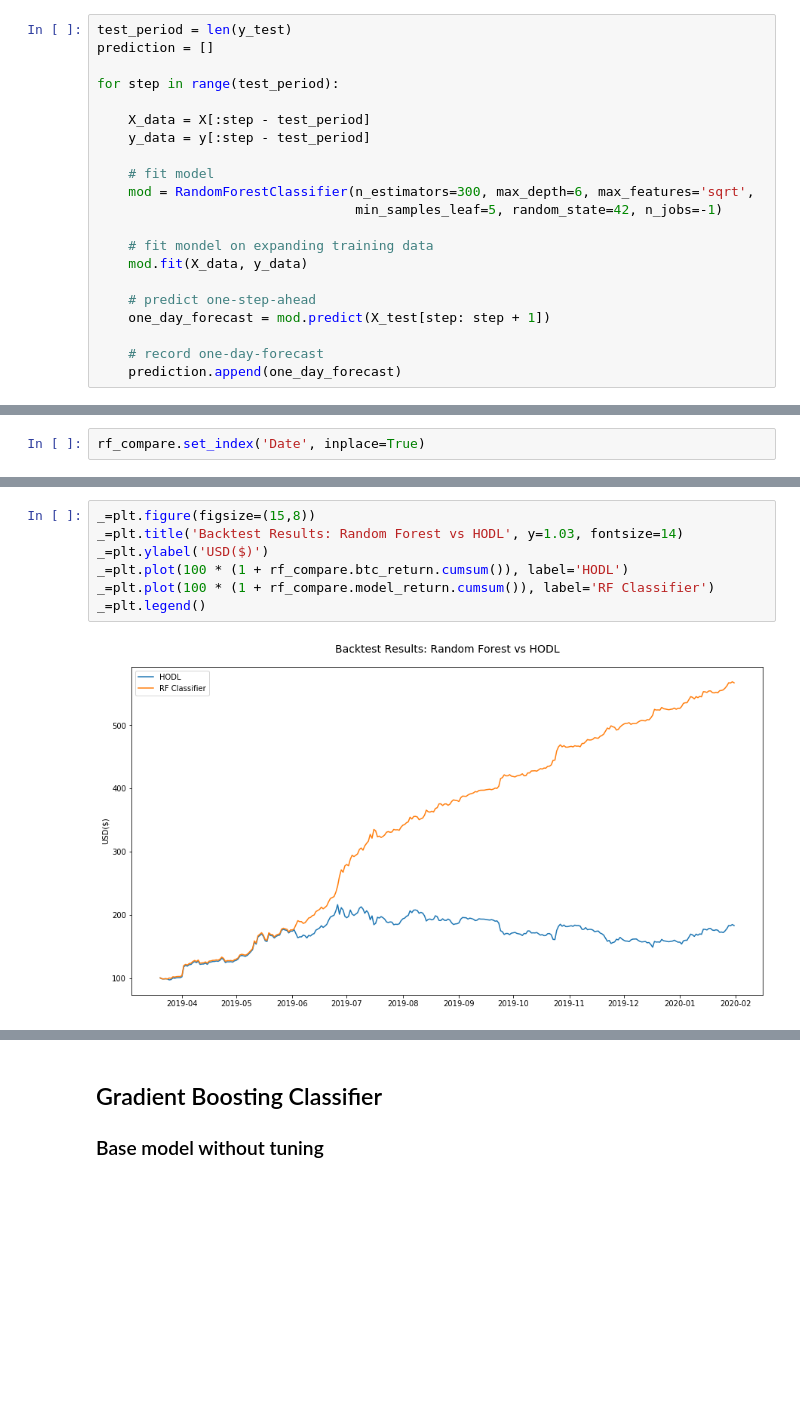
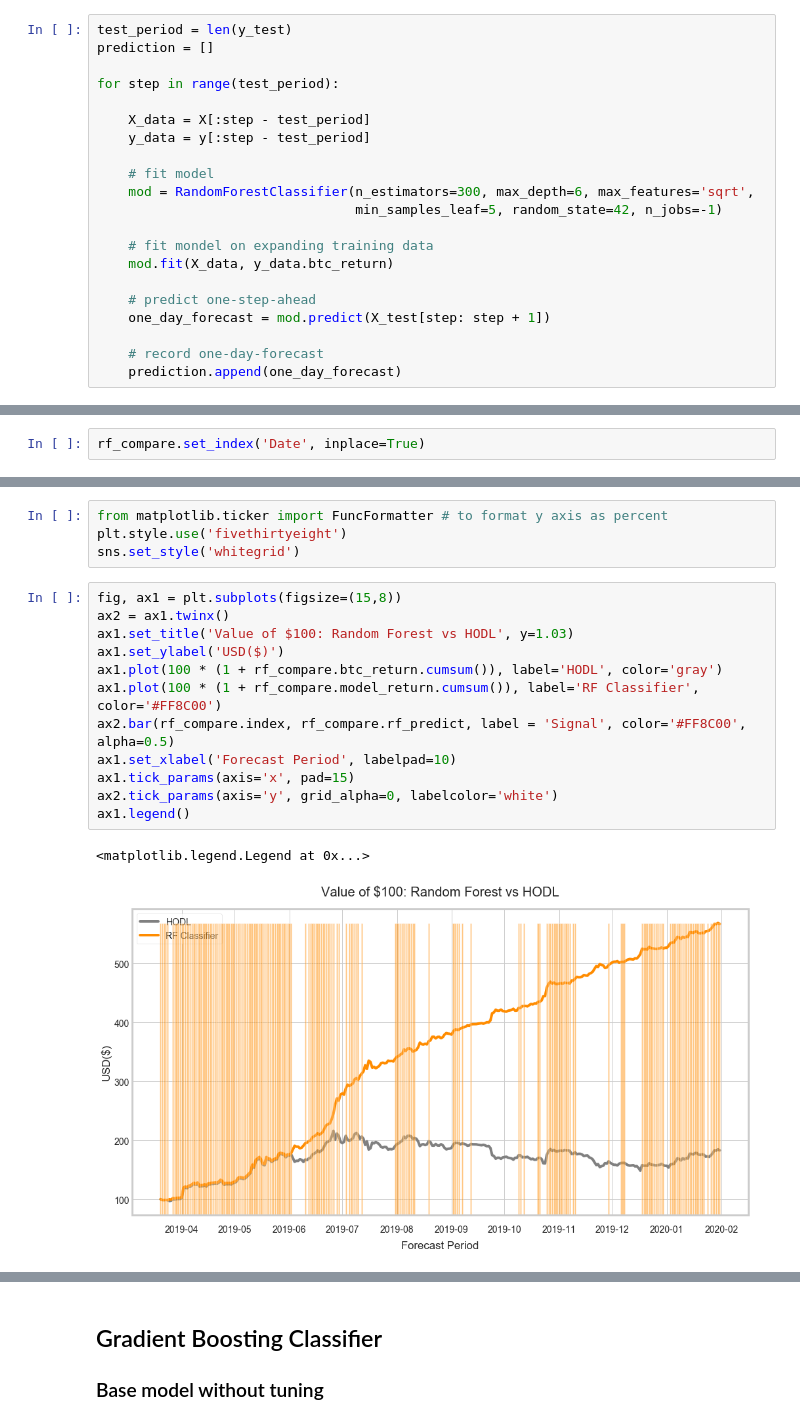
Before and after one commit to achildress83/trading-bitcoin, a Jupyter notebook: notebooks/Non-Linear Models.ipynb, the cells around one changed output, grey strips where cells are left out. Cells and saved outputs as stored; diff of their text form; blank space fills up the shorter version.

```diff
--- a/notebooks/Untitled.ipynb
+++ b/notebooks/Non-Linear Models.ipynb
@@ -255,7 +268,7 @@ for step in range(test_period):
                                  min_samples_leaf=5, random_state=42, n_jobs=-1)
 
     # fit mondel on expanding training data
-    mod.fit(X_data, y_data)
+    mod.fit(X_data, y_data.btc_return)
 
     # predict one-step-ahead
     one_day_forecast = mod.predict(X_test[step: step + 1])
@@ -358,9 +394,19 @@ rf_compare.set_index('Date', inplace=True)
+# %%
+from matplotlib.ticker import FuncFormatter # to format y axis as percent
+plt.style.use('fivethirtyeight')
+sns.set_style('whitegrid')
 # %%
-_=plt.figure(figsize=(15,8))
-_=plt.title('Backtest Results: Random Forest vs HODL', y=1.03, fontsize=14)
-_=plt.ylabel('USD($)')
-_=plt.plot(100 * (1 + rf_compare.btc_return.cumsum()), label='HODL')
-_=plt.plot(100 * (1 + rf_compare.model_return.cumsum()), label='RF Classifier')
-_=plt.legend()
+fig, ax1 = plt.subplots(figsize=(15,8))
+ax2 = ax1.twinx()
+ax1.set_title('Value of $100: Random Forest vs HODL', y=1.03)
+ax1.set_ylabel('USD($)')
+ax1.plot(100 * (1 + rf_compare.btc_return.cumsum()), label='HODL', color='gray')
+ax1.plot(100 * (1 + rf_compare.model_return.cumsum()), label='RF Classifier', color='#FF8C00')
+ax2.bar(rf_compare.index, rf_compare.rf_predict, label = 'Signal', color='#FF8C00', alpha=0.5)
+ax1.set_xlabel('Forecast Period', labelpad=10)
+ax1.tick_params(axis='x', pad=15)
+ax2.tick_params(axis='y', grid_alpha=0, labelcolor='white')
+ax1.legend()
 # %% [output]
+<matplotlib.legend.Legend at 0x...>
-[figure, old version]
+[figure, new version]
```
Also changed, not shown: parts of 10 cells of this notebook, 15 other files.
